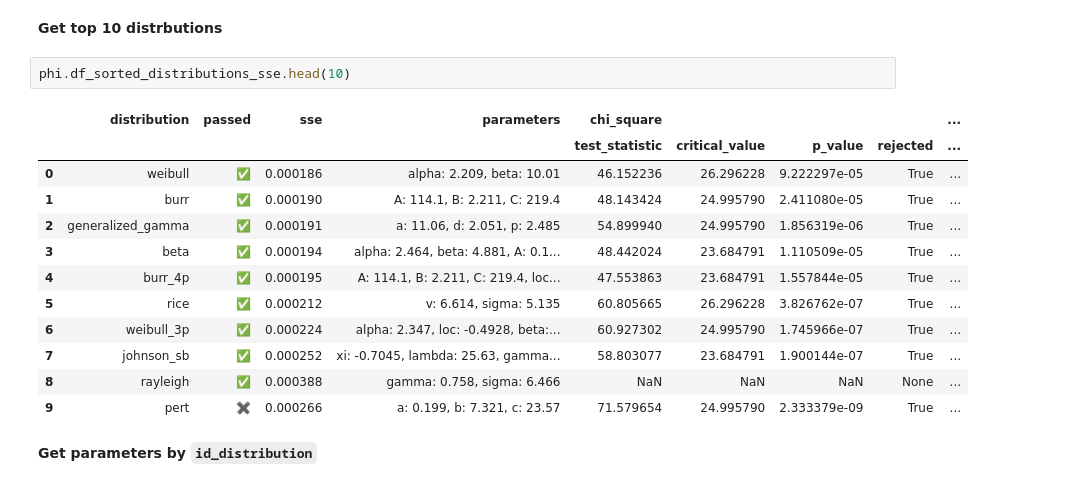
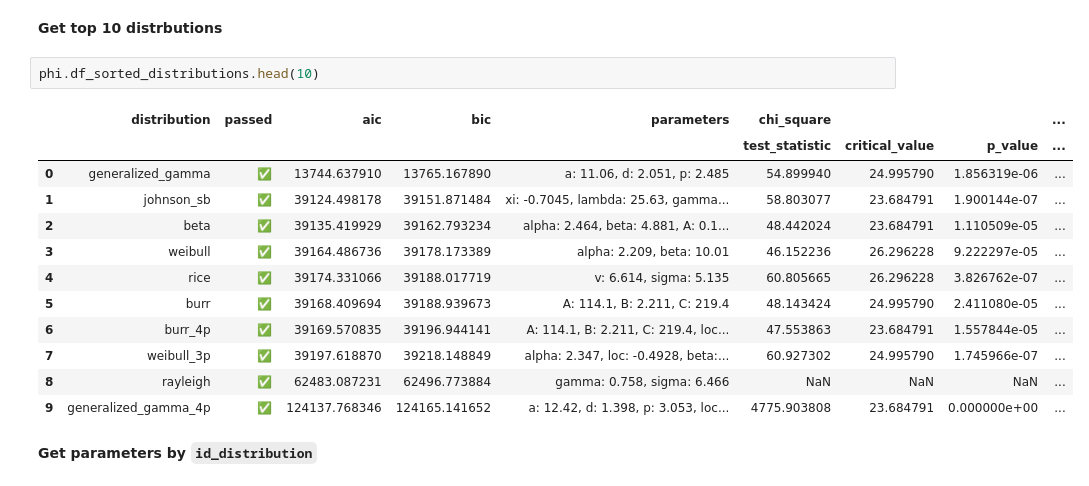
Before and after one commit to phitter-hub/phitter-kernel, a Jupyter notebook: examples/fit/fit_continuous_ncdb.ipynb, the cells around one changed output. Cells and saved outputs as stored; diff of their text form.

```diff
--- a/examples/fit/fit_continuous_ncdb.ipynb
+++ b/examples/fit/fit_continuous_ncdb.ipynb
@@ -71,20 +73,20 @@ phi.summarize()
 # %% [markdown]
 **Get top 10 distrbutions**
 # %%
-phi.df_sorted_distributions_sse.head(10)
+phi.df_sorted_distributions.head(10)
 # %% [output]
-|  | distribution | passed | sse | parameters | chi_square |  |  |  | ... |
-|  |  |  |  |  | test_statistic | critical_value | p_value | rejected | ... |
-| 0 | weibull | ✅ | 0.000186 | alpha: 2.209, beta: 10.01 | 46.152236 | 26.296228 | 9.222297e-05 | True | ... |
-| 1 | burr | ✅ | 0.000190 | A: 114.1, B: 2.211, C: 219.4 | 48.143424 | 24.995790 | 2.411080e-05 | True | ... |
-| 2 | generalized_gamma | ✅ | 0.000191 | a: 11.06, d: 2.051, p: 2.485 | 54.899940 | 24.995790 | 1.856319e-06 | True | ... |
-| 3 | beta | ✅ | 0.000194 | alpha: 2.464, beta: 4.881, A: 0.1... | 48.442024 | 23.684791 | 1.110509e-05 | True | ... |
-| 4 | burr_4p | ✅ | 0.000195 | A: 114.1, B: 2.211, C: 219.4, loc... | 47.553863 | 23.684791 | 1.557844e-05 | True | ... |
-| 5 | rice | ✅ | 0.000212 | v: 6.614, sigma: 5.135 | 60.805665 | 26.296228 | 3.826762e-07 | True | ... |
-| 6 | weibull_3p | ✅ | 0.000224 | alpha: 2.347, loc: -0.4928, beta:... | 60.927302 | 24.995790 | 1.745966e-07 | True | ... |
-| 7 | johnson_sb | ✅ | 0.000252 | xi: -0.7045, lambda: 25.63, gamma... | 58.803077 | 23.684791 | 1.900144e-07 | True | ... |
-| 8 | rayleigh | ✅ | 0.000388 | gamma: 0.758, sigma: 6.466 | NaN | NaN | NaN | None | ... |
-| 9 | pert | ✖️ | 0.000266 | a: 0.199, b: 7.321, c: 23.57 | 71.579654 | 24.995790 | 2.333379e-09 | True | ... |
+|  | distribution | passed | aic | bic | parameters | chi_square |  |  | ... |
+|  |  |  |  |  |  | test_statistic | critical_value | p_value | ... |
+| 0 | generalized_gamma | ✅ | 13744.637910 | 13765.167890 | a: 11.06, d: 2.051, p: 2.485 | 54.899940 | 24.995790 | 1.856319e-06 | ... |
+| 1 | johnson_sb | ✅ | 39124.498178 | 39151.871484 | xi: -0.7045, lambda: 25.63, gamma... | 58.803077 | 23.684791 | 1.900144e-07 | ... |
+| 2 | beta | ✅ | 39135.419929 | 39162.793234 | alpha: 2.464, beta: 4.881, A: 0.1... | 48.442024 | 23.684791 | 1.110509e-05 | ... |
+| 3 | weibull | ✅ | 39164.486736 | 39178.173389 | alpha: 2.209, beta: 10.01 | 46.152236 | 26.296228 | 9.222297e-05 | ... |
+| 4 | rice | ✅ | 39174.331066 | 39188.017719 | v: 6.614, sigma: 5.135 | 60.805665 | 26.296228 | 3.826762e-07 | ... |
+| 5 | burr | ✅ | 39168.409694 | 39188.939673 | A: 114.1, B: 2.211, C: 219.4 | 48.143424 | 24.995790 | 2.411080e-05 | ... |
+| 6 | burr_4p | ✅ | 39169.570835 | 39196.944141 | A: 114.1, B: 2.211, C: 219.4, loc... | 47.553863 | 23.684791 | 1.557844e-05 | ... |
+| 7 | weibull_3p | ✅ | 39197.618870 | 39218.148849 | alpha: 2.347, loc: -0.4928, beta:... | 60.927302 | 24.995790 | 1.745966e-07 | ... |
+| 8 | rayleigh | ✅ | 62483.087231 | 62496.773884 | gamma: 0.758, sigma: 6.466 | NaN | NaN | NaN | ... |
+| 9 | generalized_gamma_4p | ✅ | 124137.768346 | 124165.141652 | a: 12.42, d: 1.398, p: 3.053, loc... | 4775.903808 | 23.684791 | 0.000000e+00 | ... |
 # %% [markdown]
 **Get parameters by `id_distribution`**
 # %%
```
Also changed, not shown: parts of 5 cells of this notebook, 21 other files.
